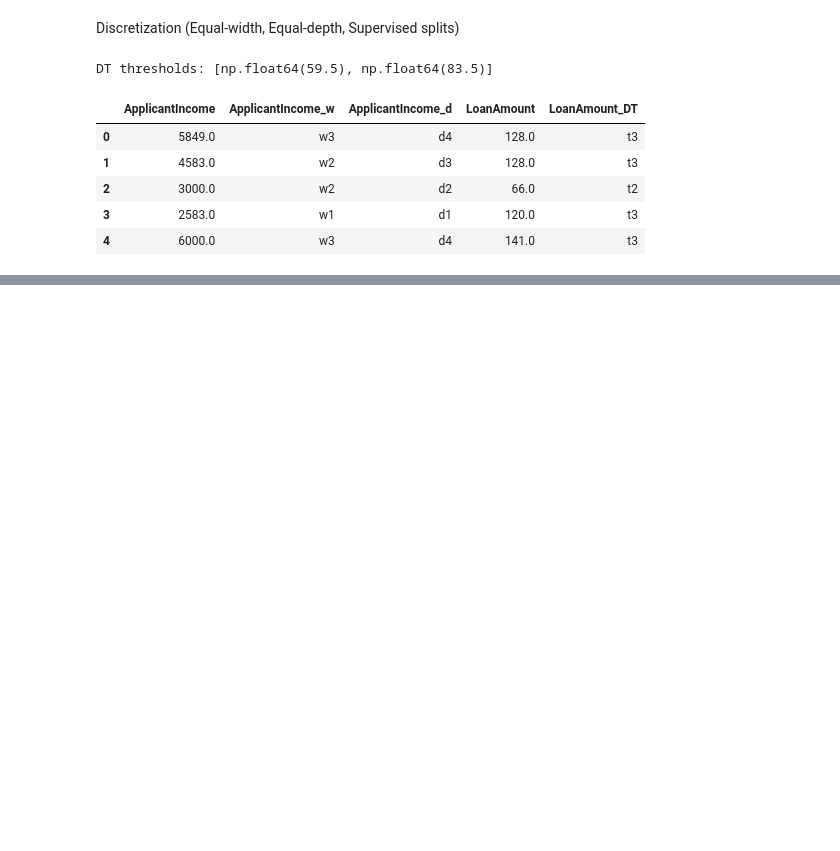
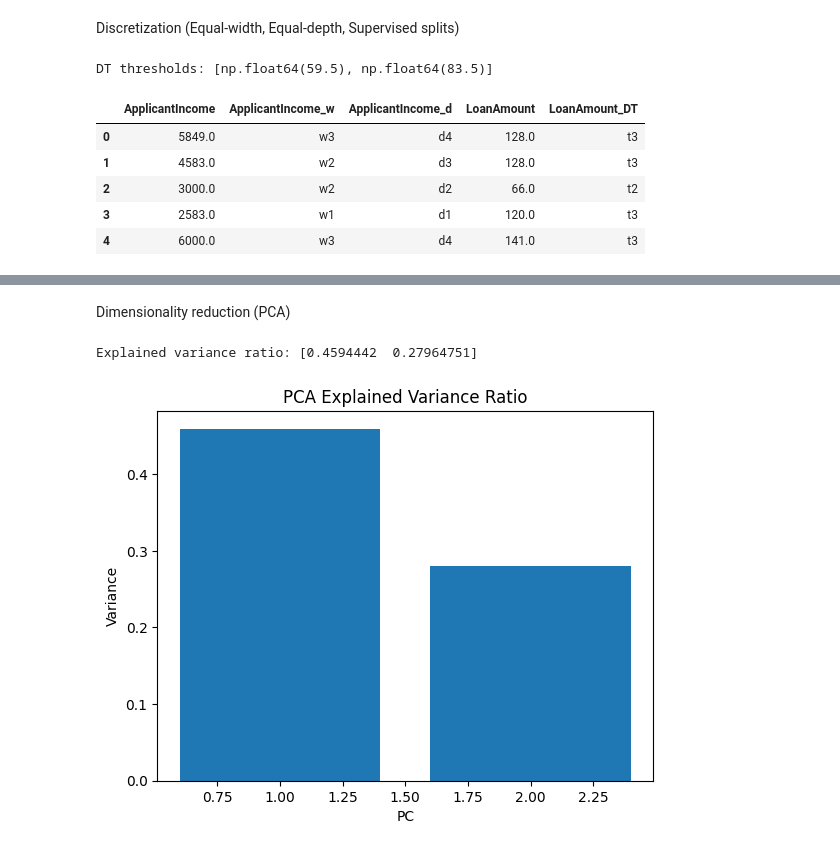
Before and after one commit to pulindu-seniya-silva/FDM_data_preprocessing_task, a Jupyter notebook: FDM_Data_preprocess_task.ipynb, the cells around one changed output, grey strips where cells are left out. Drawn from its saved outputs; the diff is of its cells as text; code cells hidden in the pictures; blank space fills up the shorter version.

Commit message:
feat :Dimensionality reduction (PCA)

```diff
--- a/FDM_Data_preprocess_task.ipynb
+++ b/FDM_Data_preprocess_task.ipynb
@@ -221,0 +224,15 @@ DT thresholds: [np.float64(59.5), np.float64(83.5)]
+# %%
+df_model = disc.copy()
+
+# Drop pure identifiers
+if "Loan_ID" in df_model.columns:
+    df_model = df_model.drop(columns=["Loan_ID"])
+
+target = "Loan_Status" if "Loan_Status" in df_model.columns else None
+cat_cols = df_model.select_dtypes(include="object").columns.tolist()
+if target in cat_cols:
+    cat_cols.remove(target)
+
+df_encoded = pd.get_dummies(df_model, columns=cat_cols, drop_first=True)
+print(df_encoded.shape)
+df_encoded.head()
@@ -221,0 +248,33 @@ DT thresholds: [np.float64(59.5), np.float64(83.5)]
+# %% [markdown]
+Dimensionality reduction (PCA)
+# %%
+from sklearn.preprocessing import StandardScaler
+from sklearn.decomposition import PCA
+import matplotlib.pyplot as plt
+
+df_pca = df_encoded.copy()
+if target and target in df_pca.columns:
+    y = df_pca[target].astype(str).map({"Y":1,"N":0})
+    X = df_pca.drop(columns=[target])
+else:
+    y = None
+    X = df_pca
+
+X = X.select_dtypes(include=[np.number]).fillna(0)
+
+sc = StandardScaler()
+X_scaled = sc.fit_transform(X)
+
+pca = PCA(n_components=2, random_state=0)
+pcs = pca.fit_transform(X_scaled)
+print("Explained variance ratio:", pca.explained_variance_ratio_)
+
+plt.figure()
+plt.bar([1,2], pca.explained_variance_ratio_)
+plt.title("PCA Explained Variance Ratio")
+plt.xlabel("PC")
+plt.ylabel("Variance")
+plt.show()
+# %% [output]
+Explained variance ratio: [0.4594442  0.27964751]
+[figure, added]
```
Also changed, not shown: parts of 2 cells of this notebook.
